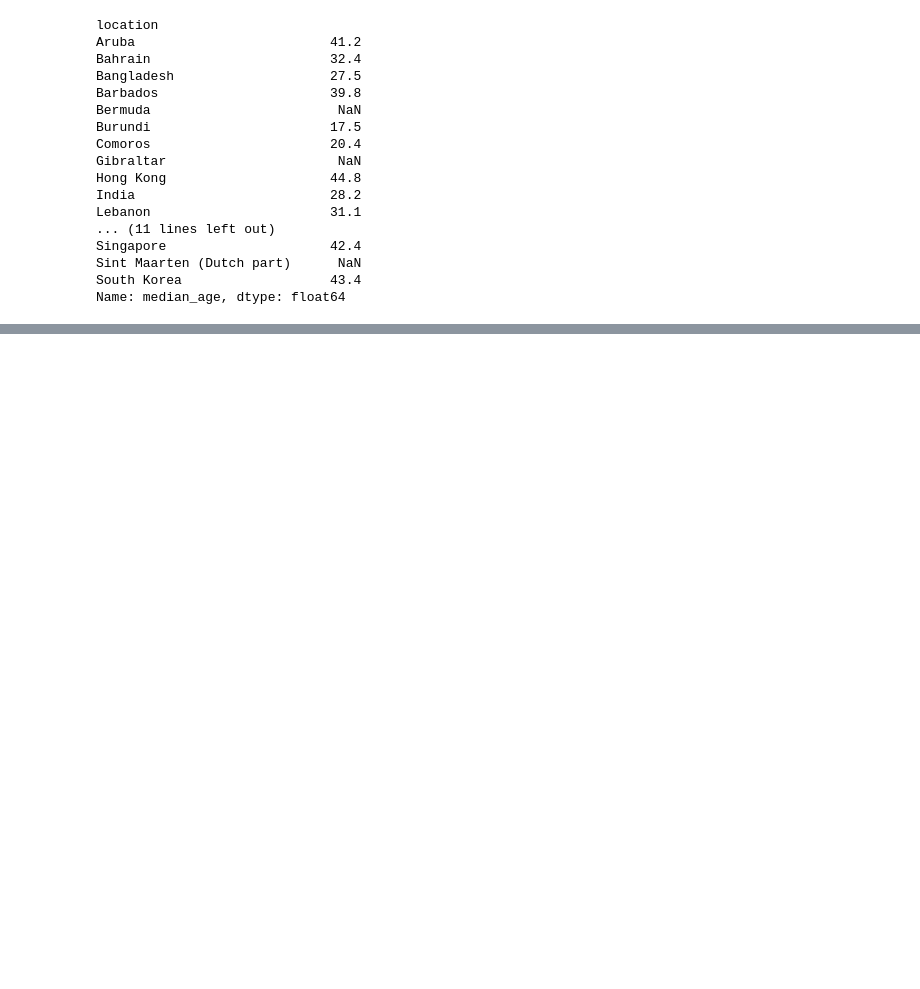
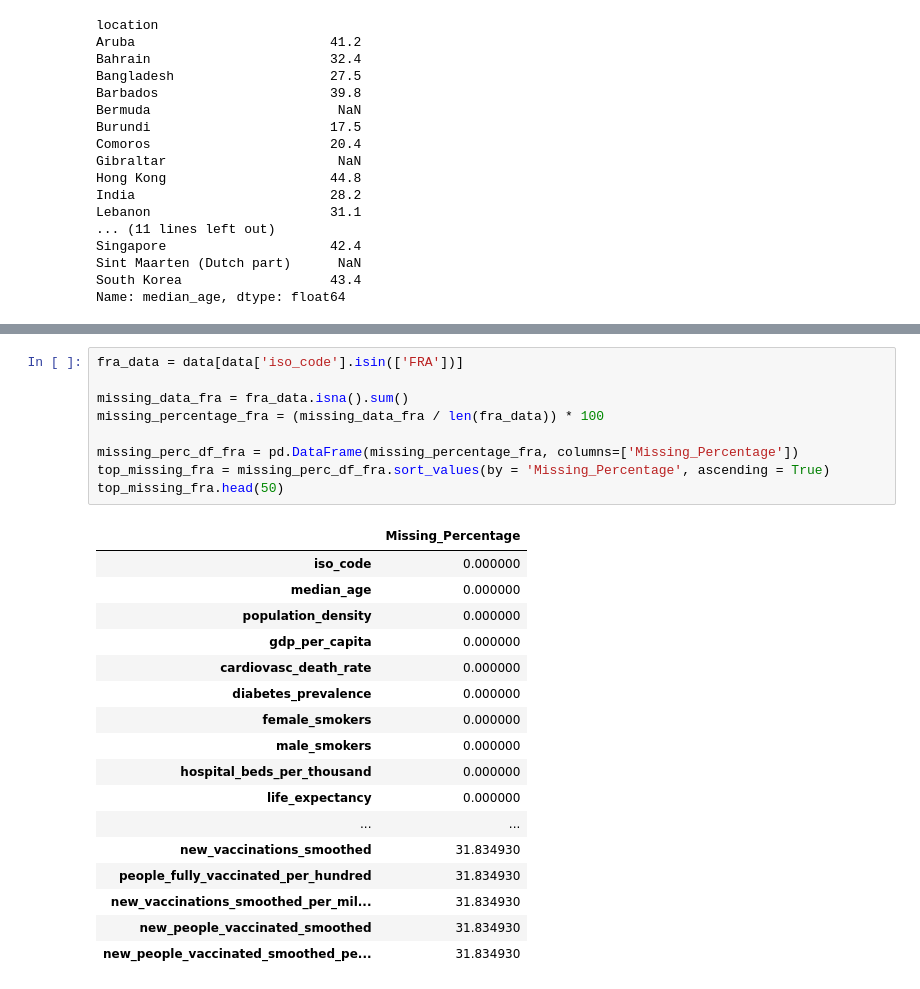
Before and after one commit to FYEH779/Stat-390-Project, a Jupyter notebook: DataPreparation.ipynb, the cells around one changed output, grey strips where cells are left out. Drawn from its saved outputs; the diff is of its cells as text; blank space fills up the shorter version.

```diff
--- a/DataPreparation.ipynb
+++ b/DataPreparation.ipynb
@@ -279,0 +296,27 @@ Name: median_age, dtype: float64
+# %%
+fra_data = data[data['iso_code'].isin(['FRA'])]
+
+missing_data_fra = fra_data.isna().sum()
+missing_percentage_fra = (missing_data_fra / len(fra_data)) * 100
+
+missing_perc_df_fra = pd.DataFrame(missing_percentage_fra, columns=['Missing_Percentage'])
+top_missing_fra = missing_perc_df_fra.sort_values(by = 'Missing_Percentage', ascending = True)
+top_missing_fra.head(50)
+# %% [output]
+|  | Missing_Percentage |
+| iso_code | 0.000000 |
+| median_age | 0.000000 |
+| population_density | 0.000000 |
+| gdp_per_capita | 0.000000 |
+| cardiovasc_death_rate | 0.000000 |
+| diabetes_prevalence | 0.000000 |
+| female_smokers | 0.000000 |
+| male_smokers | 0.000000 |
+| hospital_beds_per_thousand | 0.000000 |
+| life_expectancy | 0.000000 |
+| ... | ... |
+| new_vaccinations_smoothed | 31.834930 |
+| people_fully_vaccinated_per_hundred | 31.834930 |
+| new_vaccinations_smoothed_per_mil... | 31.834930 |
+| new_people_vaccinated_smoothed | 31.834930 |
+| new_people_vaccinated_smoothed_pe... | 31.834930 |
```
Also changed, not shown: parts of 6 cells of this notebook.
